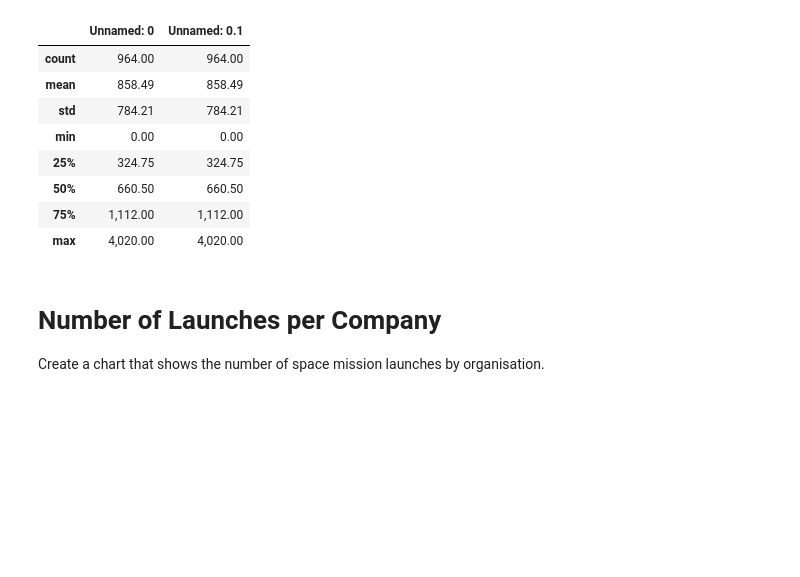
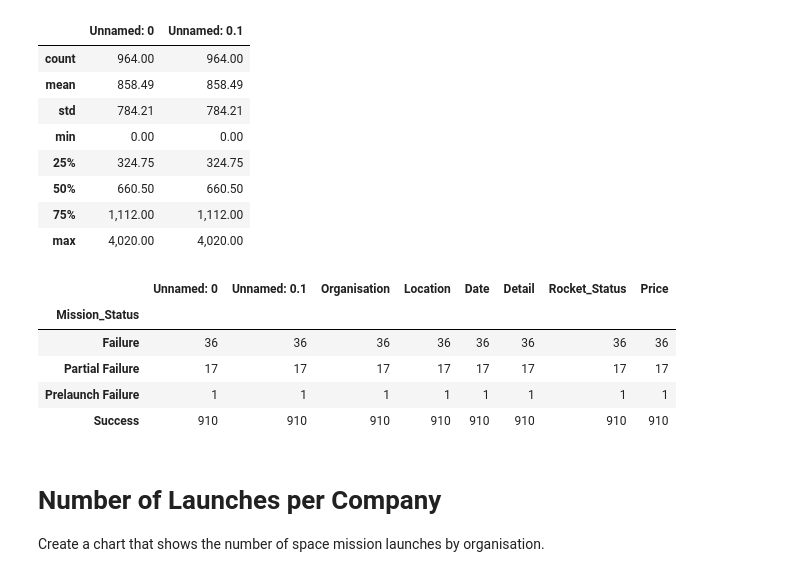
Before and after one commit to indigorose/Analysing_the_Space_Race, a Jupyter notebook: Space_Missions_Analysis_(start).ipynb, the cells around one changed output. Cells and saved outputs as stored; diff of their text form; code cells hidden in the pictures; blank space fills up the shorter version.

```diff
--- a/Space_Missions_Analysis_(start).ipynb
+++ b/Space_Missions_Analysis_(start).ipynb
@@ -120,6 +151,16 @@ clean_df.describe()
 | 50% | 660.50 | 660.50 |
 | 75% | 1,112.00 | 1,112.00 |
 | max | 4,020.00 | 4,020.00 |
+# %%
+df_data_clean.groupby('Mission_Status').count()
+# This shows us that across the dataset, there were over 900 successful missions.
+# %% [output]
+|  | Unnamed: 0 | Unnamed: 0.1 | Organisation | Location | Date | Detail | Rocket_Status | Price |
+| Mission_Status |  |  |  |  |  |  |  |  |
+| Failure | 36 | 36 | 36 | 36 | 36 | 36 | 36 | 36 |
+| Partial Failure | 17 | 17 | 17 | 17 | 17 | 17 | 17 | 17 |
+| Prelaunch Failure | 1 | 1 | 1 | 1 | 1 | 1 | 1 | 1 |
+| Success | 910 | 910 | 910 | 910 | 910 | 910 | 910 | 910 |
 # %% [markdown]
 # Number of Launches per Company
 
```
Also changed, not shown: parts of 15 cells of this notebook.
